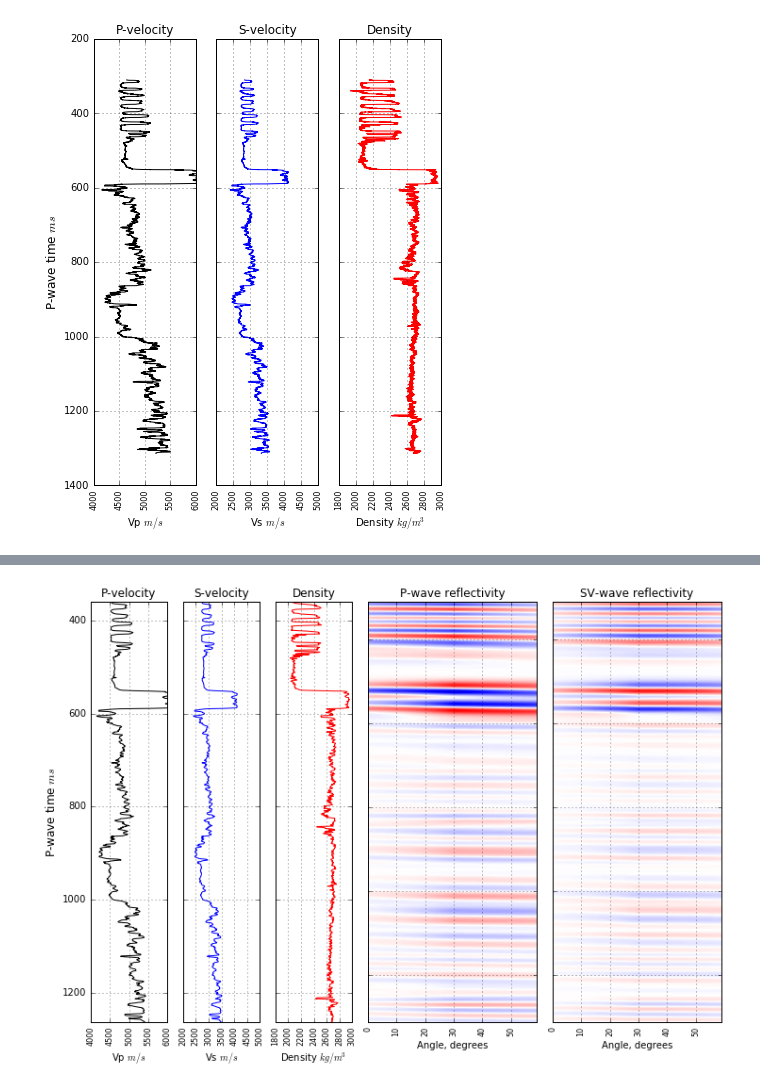
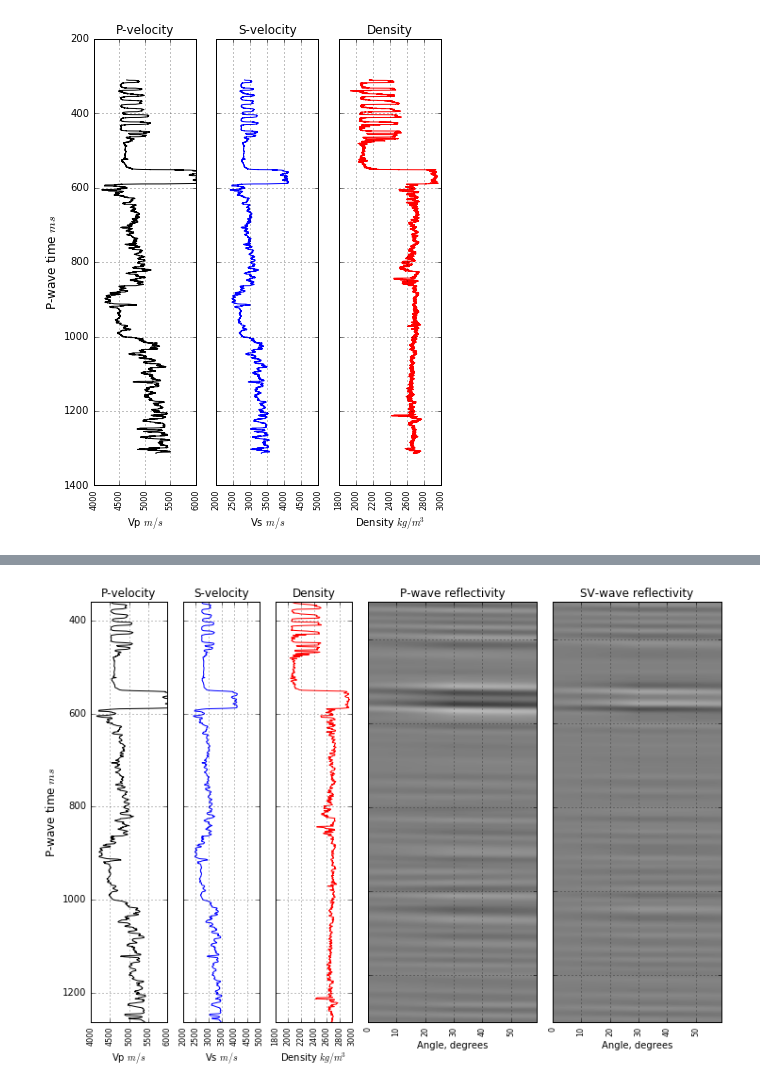
Before and after one commit to EvanBianco/notebooks, a Jupyter notebook: PP_and_PS_synthetic_gathers.ipynb, the cells around one changed output, grey strips where cells are left out. Drawn from its saved outputs; the diff is of its cells as text; code cells hidden in the pictures.

```diff
--- a/PP_and_PS_synthetic_gathers.ipynb
+++ b/PP_and_PS_synthetic_gathers.ipynb
@@ -255,12 +255,12 @@ dt = well.data['Sonic_despiked'][first:last]
 rho = well.data['RHOB_despiked'][first:last]
 tt = well.data['two-waytime'][first:last]
 # %%
-vp =  1e6 / (3.28084 * dt)        # SI units
-rho = 1000.0 * rho              # SI units
+vpz =  1e6 / (3.28084 * dt)        # SI units
+rhoz = 1000.0 * rho              # SI units
 # %% [markdown]
 We have to fake a Vs curve because we don't have one, so we can use Castagna's Mudrock line
 # %%
-vs = (vp - 1360)/1.16
+vsz = (vpz - 1360)/1.16
 # %%
 # make a figure of just the logs
 fig = plt.figure(figsize=(15,8))
@@ -329,7 +336,7 @@ def interp(x, y, x_new):
     f = scipy.interpolate.interp1d(x, y, kind='nearest')
     return f(x_new)
 
-#dvp, dvs, drho = [np.diff(interp(t, i, x)) for i in (vp, vs, rho)]
+dvp, dvs, drho = [np.diff(interp(x, i, t)) for i in (vpz, vsz, rhoz)]
 
-vp, vs, rho = [interp(x, i, t) for i in (vp, vs, rho)]
+vpz, vsz, rhoz = [interp(x, i, t) for i in (vpz, vsz, rhoz)]
 # %%
@@ -377,7 +380,7 @@ ax4 = plt.subplot(gs[:, 3:5]) # PP AVO gather
 ax5 = plt.subplot(gs[:, 5:])  # PS AVO gather
 
 # Plot the Vp log
-ax1.plot(vp[c:-c], t[c:-c], 'k', label='Vp')
+ax1.plot(vpz[c:-c], t[c:-c], 'k', label='Vp')
 ax1.set_title('P-velocity')
 ax1.set_ylabel(r'P-wave time $ms$', size=12)
 ax1.set_xlim((4000,6000))
@@ -391,7 +394,7 @@ for label in labels:
     label.set_fontsize(fs)
 
 # Plot the Vs log
-ax2.plot(vs[c:-c], t[c:-c], 'b', label='Vp')
+ax2.plot(vsz[c:-c], t[c:-c], 'b', label='Vp')
 ax2.set_title('S-velocity')
 ax2.set_xlim((2000,5000))
 ax2.set_ylim((min(tt)+c,max(tt)-c))
@@ -405,7 +408,7 @@ for label in labels:
     label.set_fontsize(fs)
 
 # Plot the density log
-ax3.plot(rho[c:-c], t[c:-c], 'r', label='Vp')
+ax3.plot(rhoz[c:-c], t[c:-c], 'r', label='Vp')
 ax3.set_title('Density')
 ax3.set_xlim((1800,3000))
 ax3.set_ylim((min(tt)+c,max(tt)-c))
@@ -419,33 +422,33 @@ for label in labels:
     label.set_fontsize(fs)
 
 # Plot the PP reflectivities as an image
-ax4.imshow(syn_pp[c:-c,:], cmap='seismic_r',
+ax4.imshow(syn_pp[c:-c,:], cmap='gray_r',
            clim=[-max_val,max_val],
            extent = [min(theta1),max(theta1),max(tt),min(tt)],
            aspect='auto')
 ax4.set_title('P-wave reflectivity')
 ax4.set_yticklabels([])
 ax4.set_xlabel(r'Angle, degrees')
 labels = ax4.get_xticklabels()
 ax4.grid()
 for label in labels:
     label.set_rotation(90)
     label.set_fontsize(fs)
 
 # Plot the PS reflectivities as an image
-ax5.imshow(syn_ps[c:-c,:], cmap='seismic_r',
+ax5.imshow(syn_ps[c:-c,:], cmap='gray_r',
            clim=[-max_val,max_val],
            extent = [min(theta1),max(theta1),max(tt),min(tt)],
            aspect='auto')
 ax5.set_title('SV-wave reflectivity')
 ax5.set_yticklabels([])
 ax5.set_xlabel(r'Angle, degrees')
 labels = ax5.get_xticklabels()
 ax5.grid()
 for label in labels:
     label.set_rotation(90)
     label.set_fontsize(fs)
 
 plt.show()
 # %% [output]
-[figure, old version]
+[figure, new version]
```
Also changed, not shown: parts of 8 cells of this notebook.
